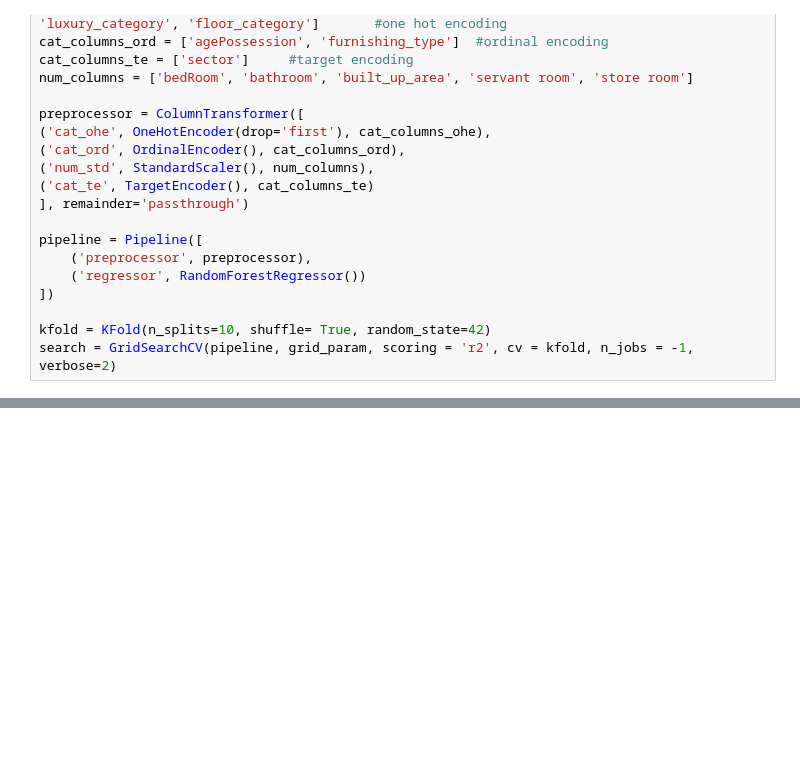
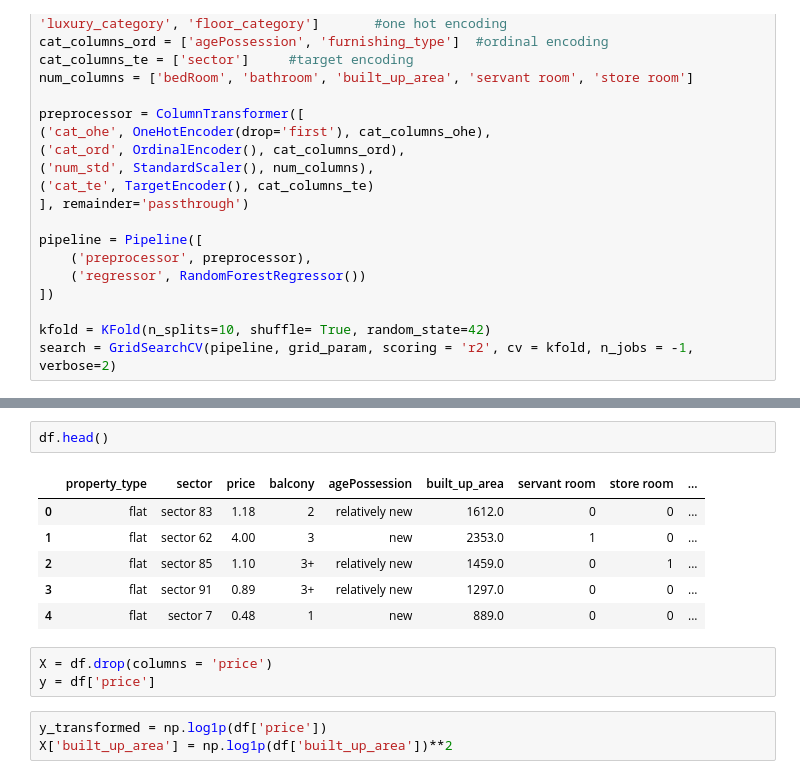
Before and after one commit to akshaypratap008/Real-Estate-Project, a Jupyter notebook: notebooks/model-training-and-model-selection/11_hyperparameter_tunning1.ipynb, the cells around one changed output, grey strips where cells are left out. Cells and saved outputs as stored; diff of their text form; blank space fills up the shorter version.

```diff
--- a/notebooks/model-training-and-model-selection/11_hyperparameter_tunning1.ipynb
+++ b/notebooks/model-training-and-model-selection/11_hyperparameter_tunning1.ipynb
@@ -230,0 +282,15 @@ Fitting 10 folds for each of 108 candidates, totalling 1080 fits
+# %%
+df.head()
+# %% [output]
+|  | property_type | sector | price | balcony | agePossession | built_up_area | servant room | store room | ... |
+| 0 | flat | sector 83 | 1.18 | 2 | relatively new | 1612.0 | 0 | 0 | ... |
+| 1 | flat | sector 62 | 4.00 | 3 | new | 2353.0 | 1 | 0 | ... |
+| 2 | flat | sector 85 | 1.10 | 3+ | relatively new | 1459.0 | 0 | 1 | ... |
+| 3 | flat | sector 91 | 0.89 | 3+ | relatively new | 1297.0 | 0 | 0 | ... |
+| 4 | flat | sector 7 | 0.48 | 1 | new | 889.0 | 0 | 0 | ... |
+# %%
+X = df.drop(columns = 'price')
+y = df['price']
+# %%
+y_transformed = np.log1p(df['price'])
+X['built_up_area'] = np.log1p(df['built_up_area'])**2
```
Also changed, not shown: parts of 33 cells of this notebook, 15 other files.
